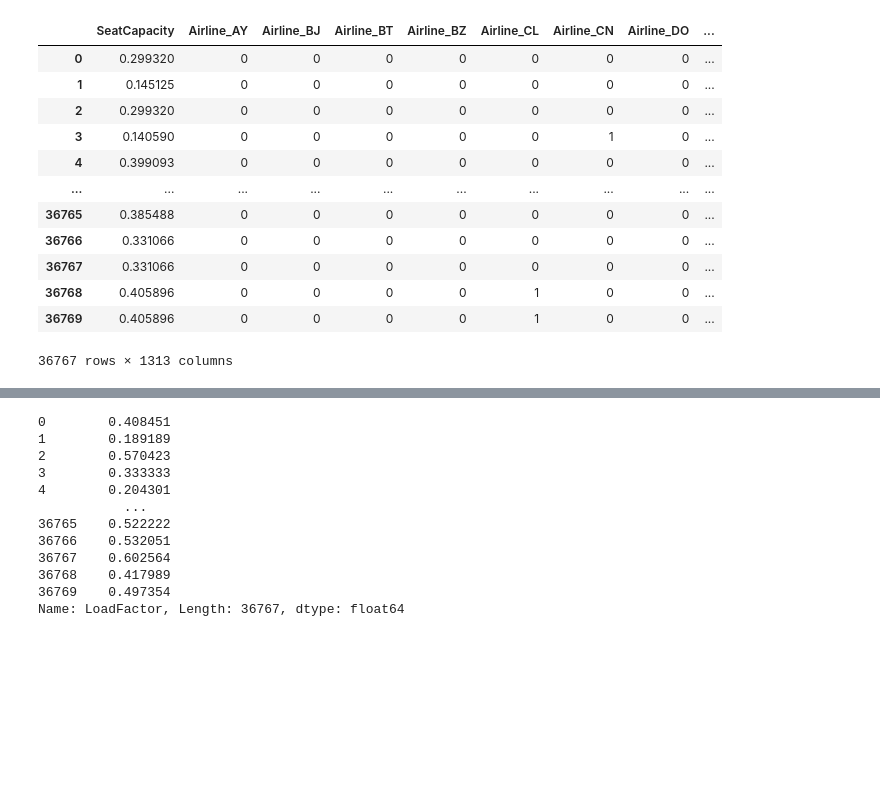
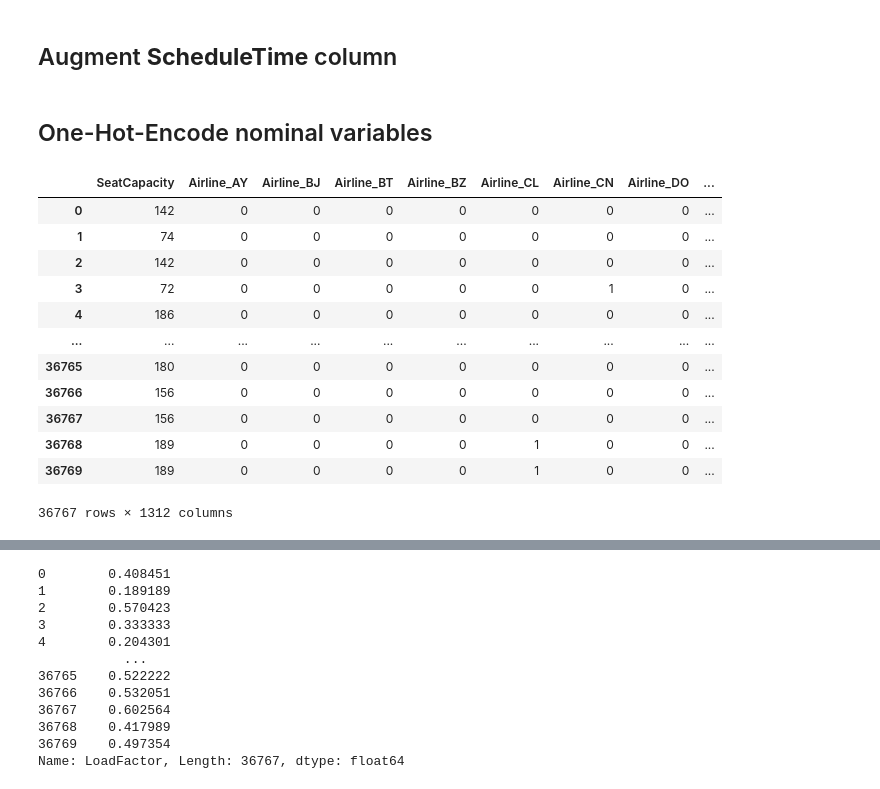
Before and after one commit to augustsemrau/02582case1, a Jupyter notebook: notebooks/model_research.ipynb, the cells around one changed output, grey strips where cells are left out. Saved outputs shown, nothing was run; the diff lists cells and outputs as text; code cells hidden in the pictures; blank space fills up the shorter version.

```diff
--- a/notebooks/model_research.ipynb
+++ b/notebooks/model_research.ipynb
@@ -2,0 +18,2 @@
+# %% [markdown]
+## Augment **ScheduleTime** column
@@ -3,63 +29,35 @@
+# %% [markdown]
+## One-Hot-Encode nominal variables
 # %%
-import pandas as pd
-from sklearn.preprocessing import MinMaxScaler
-import warnings
-warnings.filterwarnings('ignore')
-
-## Read data and drop nan's
-df_full = pd.read_excel('dataset.xls')
-df_full.FlightNumber = df_full.FlightNumber.astype(object)
-df = df_full.dropna()
-df = df.loc[df['FlightType'].isin(['C', 'J'])]
-
-
-
-## Split time into usable data
-df['Year'] = df.ScheduleTime.dt.year.astype(object);
-df['Month'] = df['ScheduleTime'].dt.month.astype(object);
-df['WeekNumber'] = df['ScheduleTime'].dt.isocalendar().week % 52;
-df['Weekday'] = df['ScheduleTime'].dt.dayofweek;
-df.WeekNumber = df.WeekNumber.astype(object);
-df.Weekday = df.Weekday.astype(object);
-df['HourOfDay'] = df['ScheduleTime'].dt.hour.astype(object);
-df['MinuteOfHour'] = df['ScheduleTime'].dt.minute.astype(object);
-
-
-
-## Define feature columns
+### Define feature columns
+# feature_cols = ['ScheduleTime', 'Airline', 'FlightNumber', 'Destination', 'AircraftType', 'FlightType', 'Sector', 'SeatCapacity', 'Year', 'Month', 'WeekNumber', 'Weekday', 'HourOfDay', 'MinuteOfHour']
 feature_cols = ['Airline', 'FlightNumber', 'Destination', 'AircraftType', 'FlightType', 'Sector', 'SeatCapacity', 'Year', 'Month', 'WeekNumber', 'Weekday', 'HourOfDay', 'MinuteOfHour']
 under_15_cols = ['FlightType', 'Sector', 'Year', 'Month', 'Weekday', 'MinuteOfHour']
 over_15_cols = ['Airline', 'FlightNumber', 'Destination', 'AircraftType', 'WeekNumber', 'HourOfDay']
 nominal_cols = ['Airline', 'FlightNumber', 'Destination', 'AircraftType', 'FlightType', 'Sector', 'Year', 'Month', 'WeekNumber', 'Weekday', 'HourOfDay', 'MinuteOfHour']
 ordinal_cols = ['SeatCapacity']
 
-## Split target from feature data
-X = df[feature_cols]
+### Split target from feature data
+X_full = df[feature_cols]
 y = df['LoadFactor']
 
-## Encode features with one-hot-encoding
+### Encode features with one-hot-encoding
 # X = pd.get_dummies(data=X, columns=under_15_cols)
-X = pd.get_dummies(data=X, columns=nominal_cols);
+X_full = pd.get_dummies(data=X_full, columns=nominal_cols);
 
-## Copy SeatCapacity
-X['SeatCapacityOriginal'] = df.SeatCapacity
-
-## Normalize SeatCapacity
-scaler = MinMaxScaler()
-scaler.fit(X.SeatCapacity.values.reshape(-1, 1))
-X.SeatCapacity = scaler.transform(df.SeatCapacity.values.reshape(-1, 1))
-X
+### Print dataframe
+X_full
 # %% [output]
 |  | SeatCapacity | Airline_AY | Airline_BJ | Airline_BT | Airline_BZ | Airline_CL | Airline_CN | Airline_DO | ... |
-| 0 | 0.299320 | 0 | 0 | 0 | 0 | 0 | 0 | 0 | ... |
-| 1 | 0.145125 | 0 | 0 | 0 | 0 | 0 | 0 | 0 | ... |
-| 2 | 0.299320 | 0 | 0 | 0 | 0 | 0 | 0 | 0 | ... |
-| 3 | 0.140590 | 0 | 0 | 0 | 0 | 0 | 1 | 0 | ... |
-| 4 | 0.399093 | 0 | 0 | 0 | 0 | 0 | 0 | 0 | ... |
+| 0 | 142 | 0 | 0 | 0 | 0 | 0 | 0 | 0 | ... |
+| 1 | 74 | 0 | 0 | 0 | 0 | 0 | 0 | 0 | ... |
+| 2 | 142 | 0 | 0 | 0 | 0 | 0 | 0 | 0 | ... |
+| 3 | 72 | 0 | 0 | 0 | 0 | 0 | 1 | 0 | ... |
+| 4 | 186 | 0 | 0 | 0 | 0 | 0 | 0 | 0 | ... |
 | ... | ... | ... | ... | ... | ... | ... | ... | ... | ... |
-| 36765 | 0.385488 | 0 | 0 | 0 | 0 | 0 | 0 | 0 | ... |
-| 36766 | 0.331066 | 0 | 0 | 0 | 0 | 0 | 0 | 0 | ... |
-| 36767 | 0.331066 | 0 | 0 | 0 | 0 | 0 | 0 | 0 | ... |
-| 36768 | 0.405896 | 0 | 0 | 0 | 0 | 1 | 0 | 0 | ... |
-| 36769 | 0.405896 | 0 | 0 | 0 | 0 | 1 | 0 | 0 | ... |
+| 36765 | 180 | 0 | 0 | 0 | 0 | 0 | 0 | 0 | ... |
+| 36766 | 156 | 0 | 0 | 0 | 0 | 0 | 0 | 0 | ... |
+| 36767 | 156 | 0 | 0 | 0 | 0 | 0 | 0 | 0 | ... |
+| 36768 | 189 | 0 | 0 | 0 | 0 | 1 | 0 | 0 | ... |
+| 36769 | 189 | 0 | 0 | 0 | 0 | 1 | 0 | 0 | ... |
-36767 rows × 1313 columns
+36767 rows × 1312 columns
```
Also changed, not shown: parts of 29 cells of this notebook, 2 other files.
